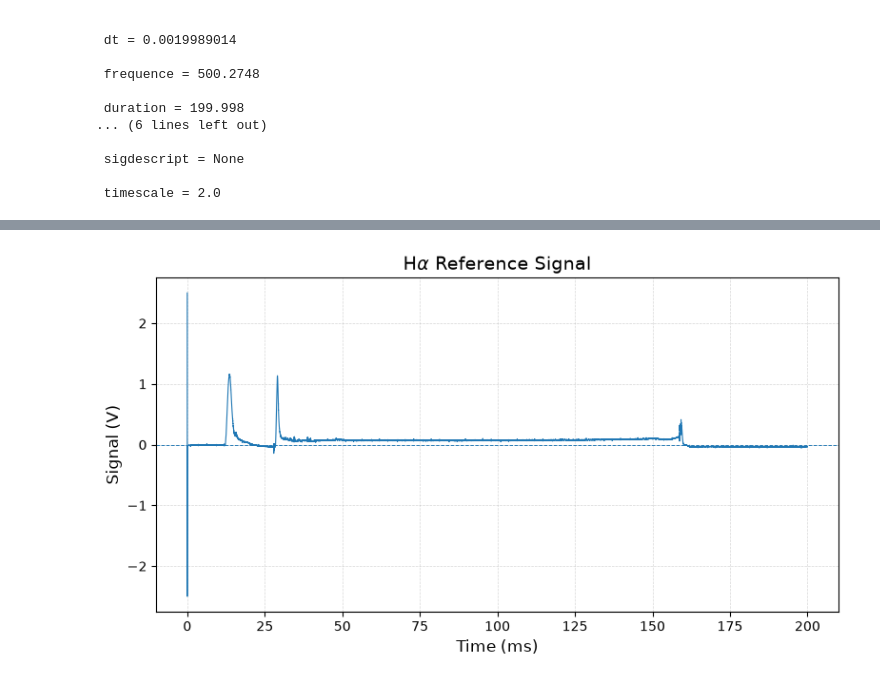
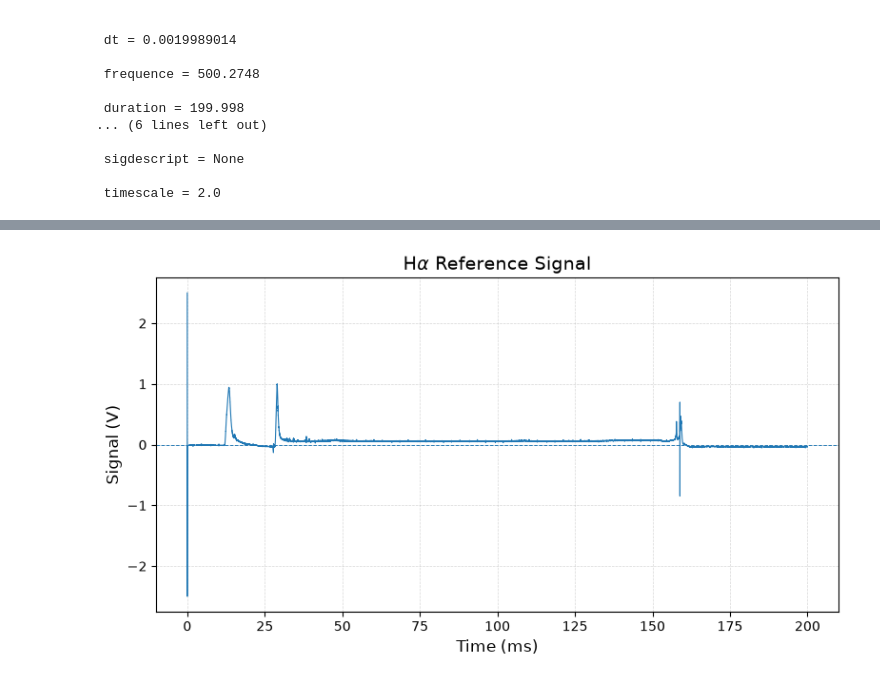
Before and after one commit to gabrielh-126/project-tcabr-island2x1, a Jupyter notebook: src/mdsplus_first_acess.ipynb, the cells around one changed output, grey strips where cells are left out. Saved outputs shown, nothing was run; the diff lists cells and outputs as text; code cells hidden in the pictures.

```diff
--- a/src/mdsplus_first_acess.ipynb
+++ b/src/mdsplus_first_acess.ipynb
@@ -138,18 +139,18 @@ plt.show()
 # %%
 no_halpha= r"\TCABR_SHOT::TOP.ACQSIGNALS.HALFAREF0.signal"
 
-time, signal = channel_load(33668, no_halpha)
+time, signal = channel_load(33777, no_halpha)
 
 plt.figure(figsize=(8, 4.5))
 
 plt.xlabel("Time (ms)", fontsize=12)
 plt.ylabel("Signal (V)", fontsize=12)
 plt.title(r"H$\alpha$ Reference Signal", fontsize=14)
 plt.plot(time, signal, linewidth=0.8)
 plt.axhline(0, linewidth=0.7, linestyle="--")
 plt.grid(True, linestyle="--", linewidth=0.5, alpha=0.5)
 plt.tick_params(axis="both", labelsize=10)
 plt.tight_layout()
 plt.show()
 # %% [output]
-[figure, old version]
+[figure, new version]
```
Also changed, not shown: parts of 5 cells of this notebook.
